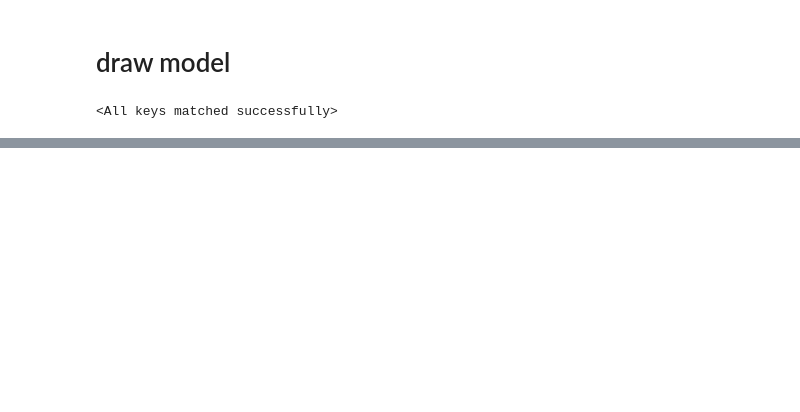
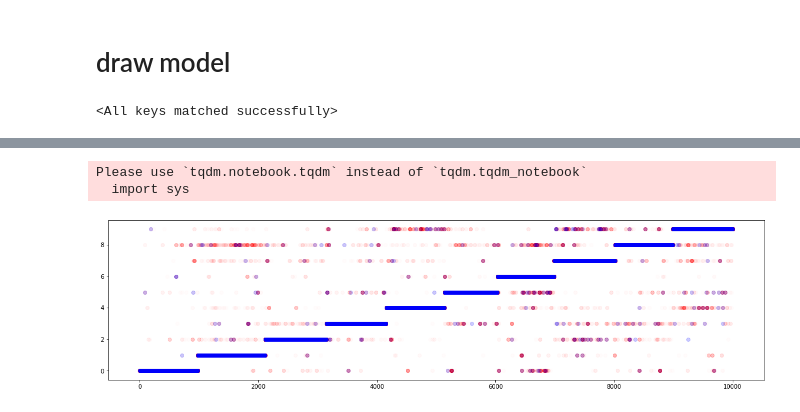
Before and after one commit to shams-sam/EE695-ILGM, a Jupyter notebook: nb/KalmanFilterDensityEstimation-MNIST-CNN-Gaussian.ipynb, the cells around one changed output, grey strips where cells are left out. Cells and saved outputs as stored; diff of their text form; code cells hidden in the pictures; blank space fills up the shorter version.

```diff
--- a/nb/KalmanFilterDensityEstimation-MNIST-CNN-Gaussian.ipynb
+++ b/nb/KalmanFilterDensityEstimation-MNIST-CNN-Gaussian.ipynb
@@ -164,0 +216,7 @@ validate(drawn_model, testloader, device)
+# %%
+multi_pred_noisy = []
+for i in tqdm(range(50)):
+    drawn_model = CNN().to(device)
+    drawn_model.load_state_dict(draw_weights(model_mu, model_var, device))
+    _, p = scatter_validate(drawn_model, testloader, device, 1.0)
+    multi_pred_noisy.append(p)
@@ -164,0 +227,15 @@ validate(drawn_model, testloader, device)
+# %%
+plt.figure(figsize=(20, 5))
+x_axis = np.array(range(10000))
+true = np.array(true)
+idx = np.argsort(true)
+# idx = idx[::2]
+x_axis = np.array(range(len(idx)))
+for p in tqdm(multi_pred_noisy):
+    plt.scatter(x_axis, np.array(p)[idx], color='r', alpha=0.5/50)
+plt.scatter(x_axis, np.array(pred)[idx], color='b', alpha=0.2)
+plt.show()
+# %% [output]
+Please use `tqdm.notebook.tqdm` instead of `tqdm.tqdm_notebook`
+  import sys
+[figure, added]
```
Also changed, not shown: parts of 13 cells of this notebook, 6 other files.
